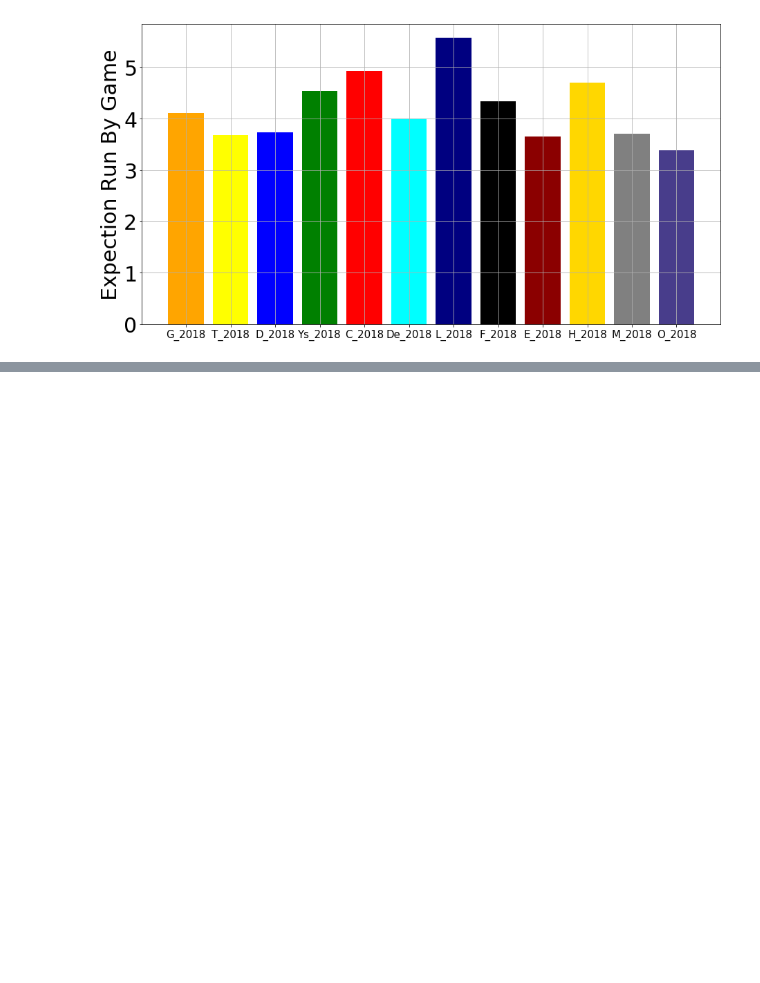
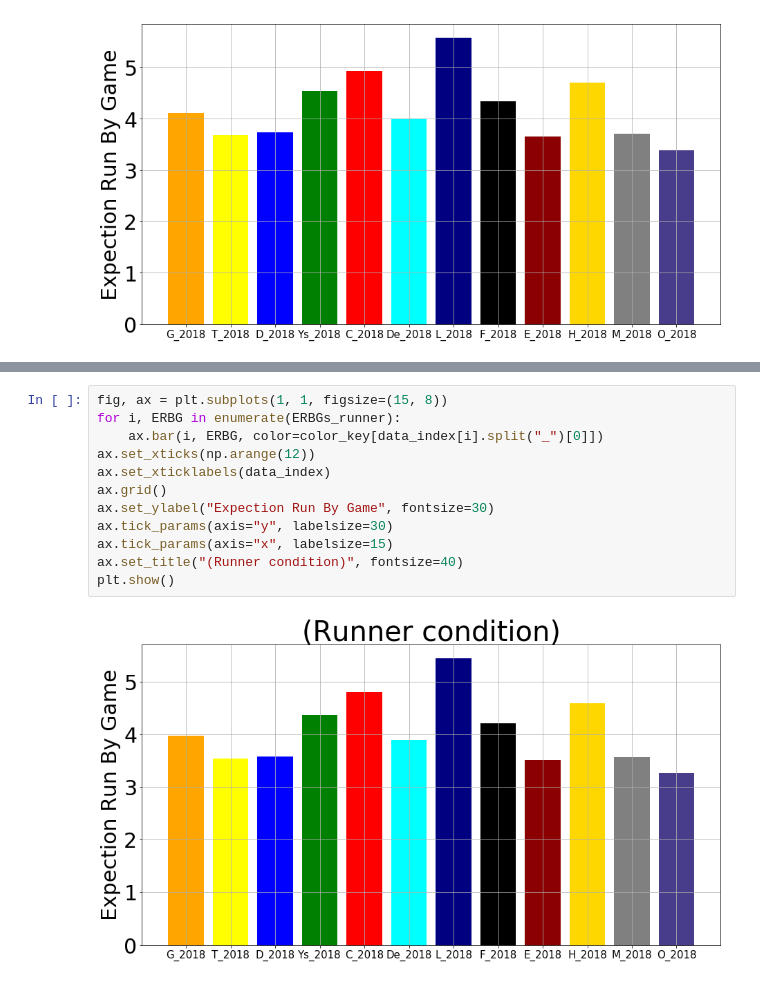
Before and after one commit to Toroi0610/Baseball, a Jupyter notebook: Markov_process.ipynb, the cells around one changed output, grey strips where cells are left out. Cells and saved outputs as stored; diff of their text form; blank space fills up the shorter version.

```diff
--- a/Markov_process.ipynb
+++ b/Markov_process.ipynb
@@ -688,3 +999,17 @@ plt.show()
+# %%
+fig, ax = plt.subplots(1, 1, figsize=(15, 8))
+for i, ERBG in enumerate(ERBGs_runner):
+    ax.bar(i, ERBG, color=color_key[data_index[i].split("_")[0]])
+ax.set_xticks(np.arange(12))
+ax.set_xticklabels(data_index)
+ax.grid()
+ax.set_ylabel("Expection Run By Game", fontsize=30)
+ax.tick_params(axis="y", labelsize=30)
+ax.tick_params(axis="x", labelsize=15)
+ax.set_title("(Runner condition)", fontsize=40)
+plt.show()
+# %% [output]
+[figure, added]
 # %% [markdown]
 ## Reference
 
```
Also changed, not shown: parts of 24 cells of this notebook.
